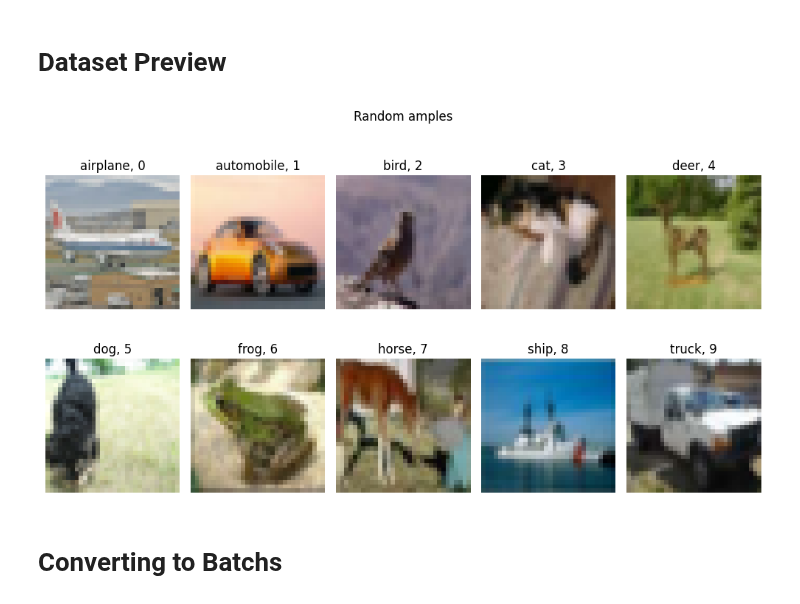
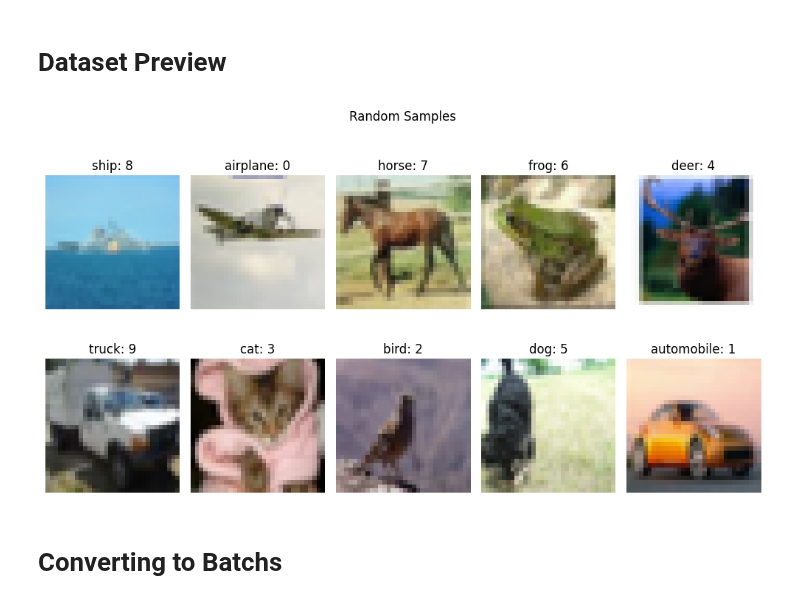
Before and after one commit to ParsaGhezelbash/Deep-Learning-Notebooks, a Jupyter notebook: CNN/P1.ipynb, the cells around one changed output. Drawn from its saved outputs; the diff is of its cells as text; code cells hidden in the pictures.

```diff
--- a/CNN/P1.ipynb
+++ b/CNN/P1.ipynb
@@ -80,52 +90,19 @@ print(classes)
 # Dataset Preview
 # %%
 samples = {}
-
 
 for image, label in train_subset:
     label = torch.argmax(label).item()
 
     if label not in samples:
-        samples[label] = image
+        samples[f"{classes[label]}: {label}"] = image
 
     if len(samples) == len(classes):
         break
 
-
-max_row = 5
-
-
-fig, axes = plt.subplots(int(len(samples) / max_row), max_row, figsize=[10, 6])
-
-
-keys = np.sort(list(samples.keys()))
-
-
-for i, label in enumerate(keys):
-    class_name = classes[i]
-
-    sample = samples[i] * 0.5 + 0.5
-
-    sample = sample.numpy().transpose(1, 2, 0)
-
-    ax = axes[int(i / max_row), i % max_row]
-
-    ax.imshow(sample)
-
-    ax.set_title(f"{class_name}, {label}")
-
-    ax.axis("off")
-
-
-fig.suptitle("Random amples")
-
-
-plt.tight_layout()
-
-
-plt.show()
+plot_images(list(samples.values()), list(samples.keys()), "Random Samples")
 # %% [output]
-[figure, old version]
+[figure, new version]
 # %% [markdown]
 # Converting to Batchs
 # %%
```
Also changed, not shown: parts of 27 cells of this notebook, 2 other files.
